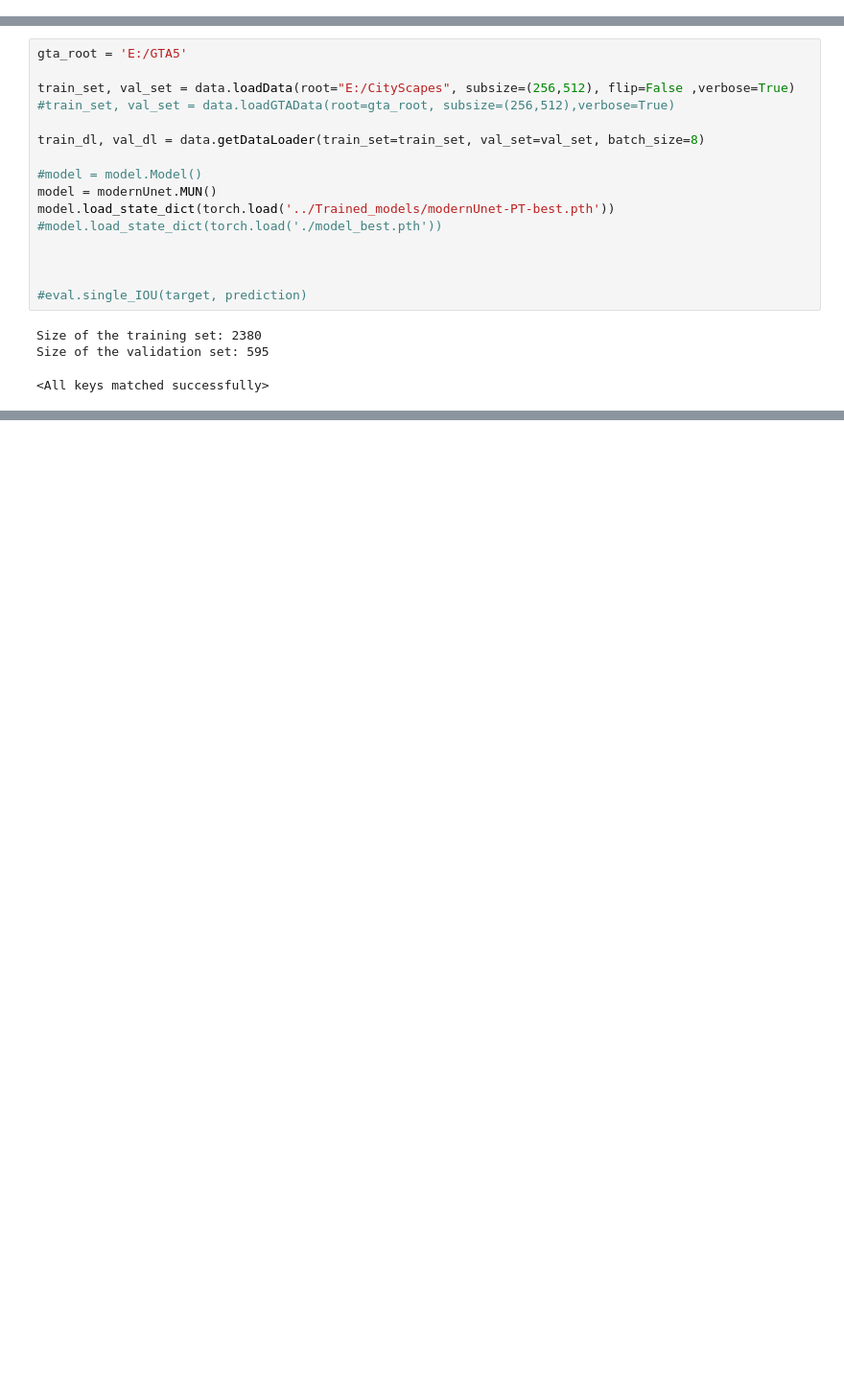
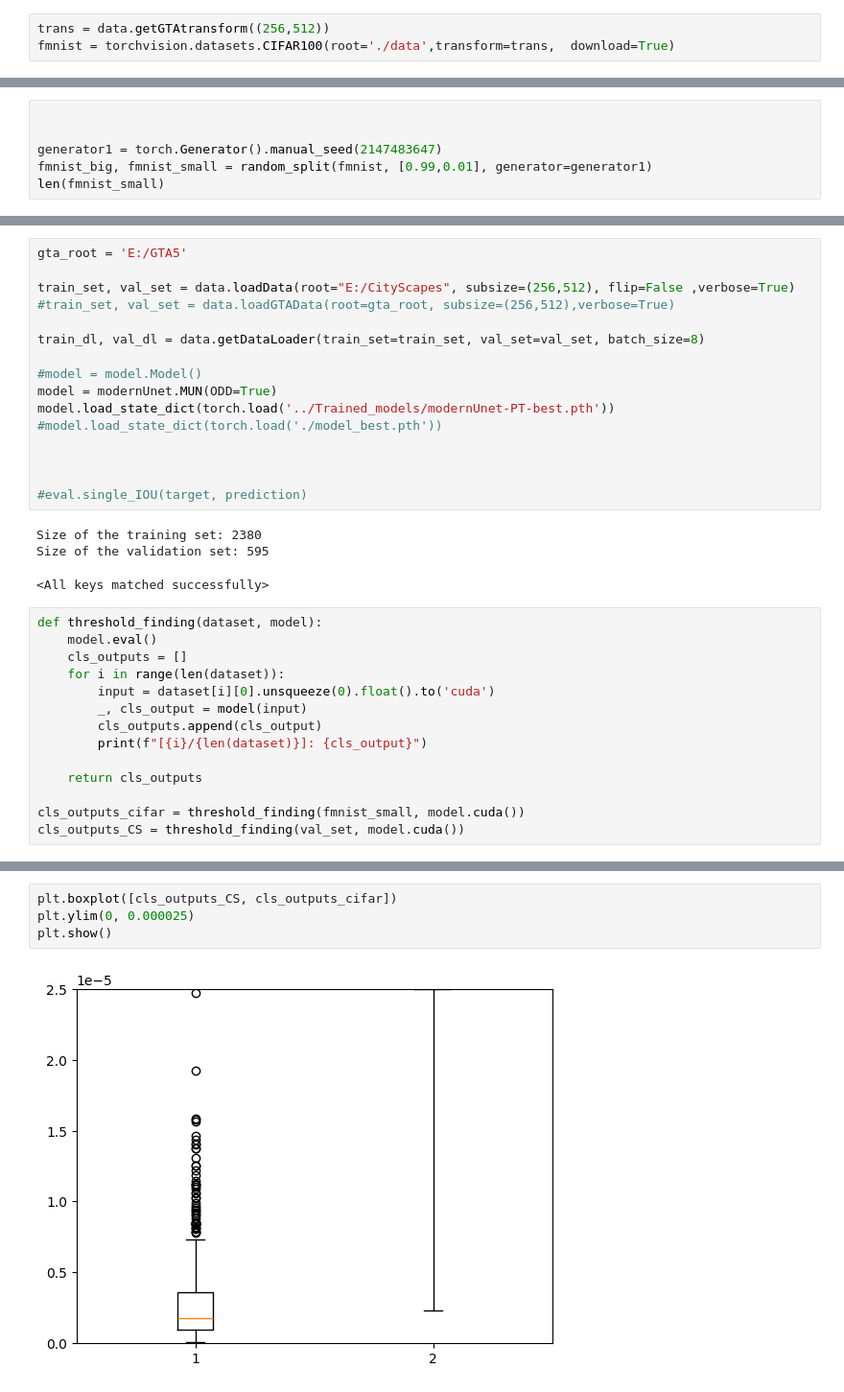
Before and after one commit to svenbbsp/CS_challenge, a Jupyter notebook: v3/testing.ipynb, the cells around one changed output, grey strips where cells are left out. Shown at 96% size. Drawn from its saved outputs; the diff is of its cells as text; blank space fills up the shorter version.

```diff
--- a/v3/testing.ipynb
+++ b/v3/testing.ipynb
@@ -9,0 +13,3 @@ import modernUnet
+# %%
+trans = data.getGTAtransform((256,512))
+fmnist = torchvision.datasets.CIFAR100(root='./data',transform=trans,  download=True)
@@ -9,0 +18,6 @@ import modernUnet
+# %%
+
+
+generator1 = torch.Generator().manual_seed(2147483647)
+fmnist_big, fmnist_small = random_split(fmnist, [0.99,0.01], generator=generator1)
+len(fmnist_small)
@@ -16,7 +36,7 @@ train_set, val_set = data.loadData(root="E:/CityScapes", subsize=(256,512), flip
 train_dl, val_dl = data.getDataLoader(train_set=train_set, val_set=val_set, batch_size=8)
 
 #model = model.Model()
-model = modernUnet.MUN()
+model = modernUnet.MUN(ODD=True)
 model.load_state_dict(torch.load('../Trained_models/modernUnet-PT-best.pth'))
 #model.load_state_dict(torch.load('./model_best.pth'))
 
@@ -27,3 +47,17 @@ model.load_state_dict(torch.load('../Trained_models/modernUnet-PT-best.pth'))
 Size of the training set: 2380
 Size of the validation set: 595
 <All keys matched successfully>
+# %%
+def threshold_finding(dataset, model):
+    model.eval()
+    cls_outputs = []
+    for i in range(len(dataset)):
+        input = dataset[i][0].unsqueeze(0).float().to('cuda')
+        _, cls_output = model(input)
+        cls_outputs.append(cls_output)
+        print(f"[{i}/{len(dataset)}]: {cls_output}")
+
+    return cls_outputs
+
+cls_outputs_cifar = threshold_finding(fmnist_small, model.cuda())
+cls_outputs_CS = threshold_finding(val_set, model.cuda())
@@ -29,0 +82,6 @@ Size of the validation set: 595
+# %%
+plt.boxplot([cls_outputs_CS, cls_outputs_cifar])
+plt.ylim(0, 0.000025)
+plt.show()
+# %% [output]
+[figure, added]
```
Also changed, not shown: parts of 14 cells of this notebook, 2 other files.
